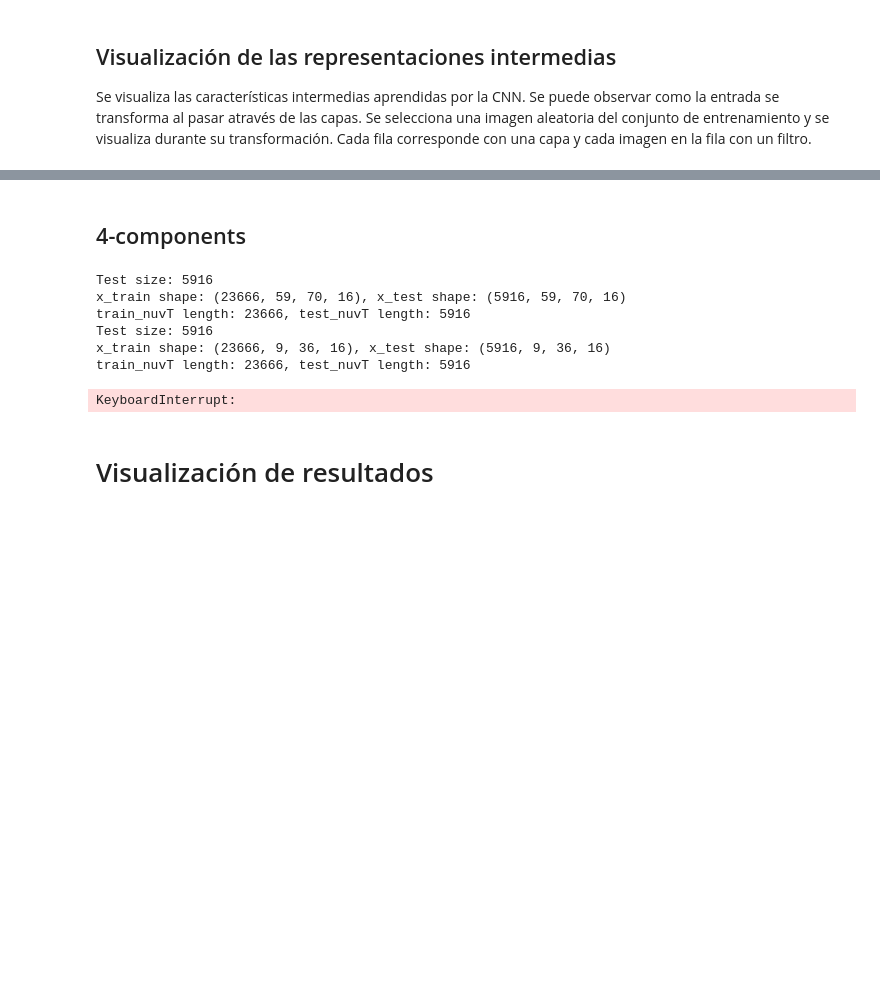
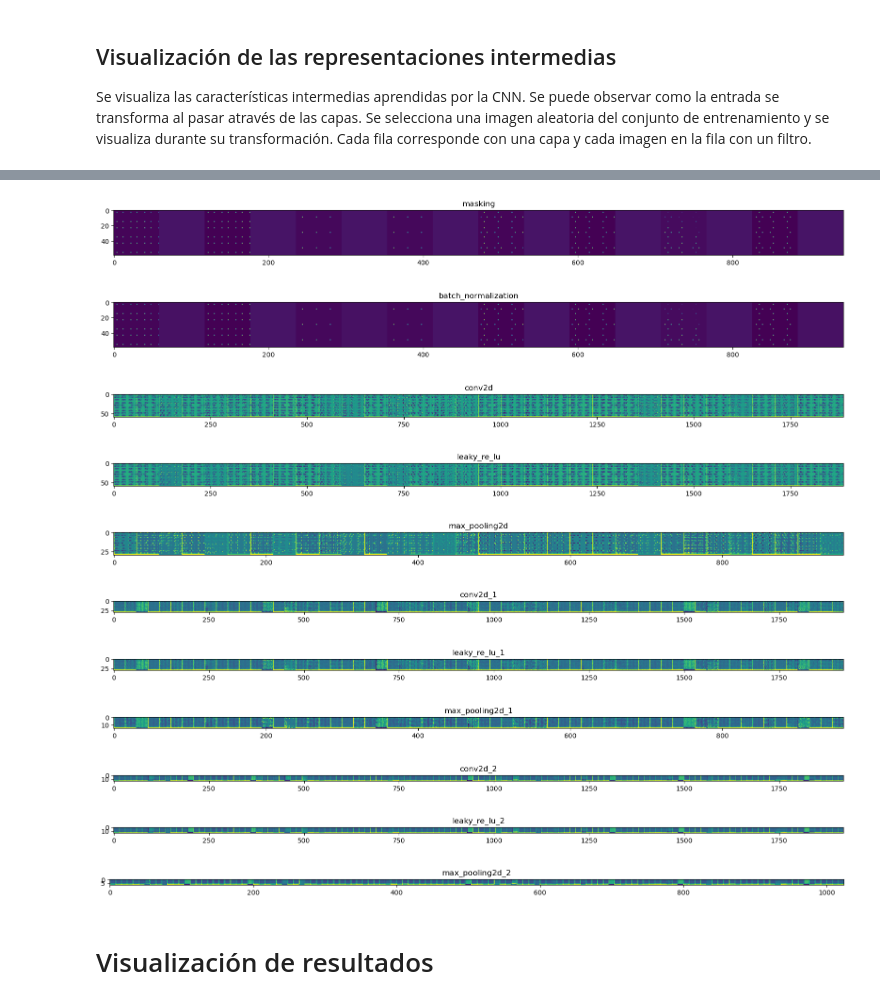
Before and after one commit to CIEMAT-Neutrino/AI_nuvT, a Jupyter notebook: 5_Regression_time_NN.ipynb, the cells around one changed output, grey strips where cells are left out. Cells and saved outputs as stored; diff of their text form; code cells hidden in the pictures; blank space fills up the shorter version.

```diff
--- a/5_Regression_time_NN.ipynb
+++ b/5_Regression_time_NN.ipynb
@@ -179,17 +87,0 @@ Epoch 30/30
-# %% [markdown]
-## 4-components
-# %%
-x_train_realistic_4comp, x_test_realistic_4comp, train_nuvT_realistic_4comp, test_nuvT_realistic_4comp = split_train_test("/data/vidales/images/image_realistic_4comp.npy", hit_nuvT_f, test_ratio=0.20)
-x_train_compressed_4comp, x_test_compressed_4comp, train_nuvT_compressed_4comp, test_nuvT_compressed_4comp= split_train_test("/data/vidales/images/image_compressed_4comp.npy", hit_nuvT_f, test_ratio=0.20)
-# %% [output]
-Test size: 5916
-x_train shape: (23666, 59, 70, 16), x_test shape: (5916, 59, 70, 16)
-train_nuvT length: 23666, test_nuvT length: 5916
-Test size: 5916
-x_train shape: (23666, 9, 36, 16), x_test shape: (5916, 9, 36, 16)
-train_nuvT length: 23666, test_nuvT length: 5916
-# %%
-model_realistic_4comp = create_cnn_model(x_train_realistic_4comp, (3,5),(2,2))
-nuvT_pred_realistic_4comp, history_t_realistic_4comp = train_and_predict(model_realistic_4comp, x_train_realistic_4comp, train_nuvT_realistic_4comp, x_test_realistic_4comp, test_nuvT_realistic_4comp, epochs=30, batch_size=32)
-# %% [output]
-KeyboardInterrupt:
@@ -199,2 +155,16 @@ nuvT_pred_compressed_4comp, history_t_compressed_4comp = train_and_predict(model
+# %%
+visualize_intermediate_layers(model_realistic_4comp, x_train_realistic_4comp)
+# %% [output]
+[figure, added]
+[figure, added]
+[figure, added]
+[figure, added]
+[figure, added]
+[figure, added]
+[figure, added]
+[figure, added]
+[figure, added]
+[figure, added]
+[figure, added]
 # %% [markdown]
 # Visualización de resultados
```
Also changed, not shown: parts of 25 cells of this notebook, 6 other files.
